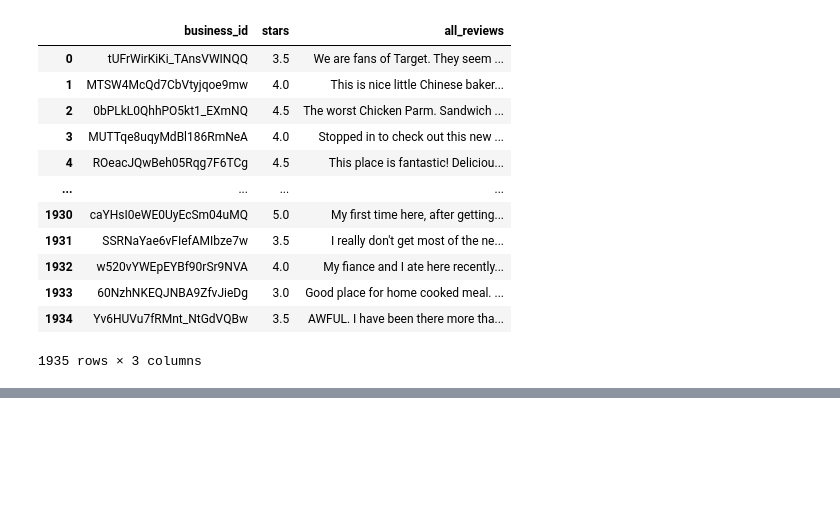
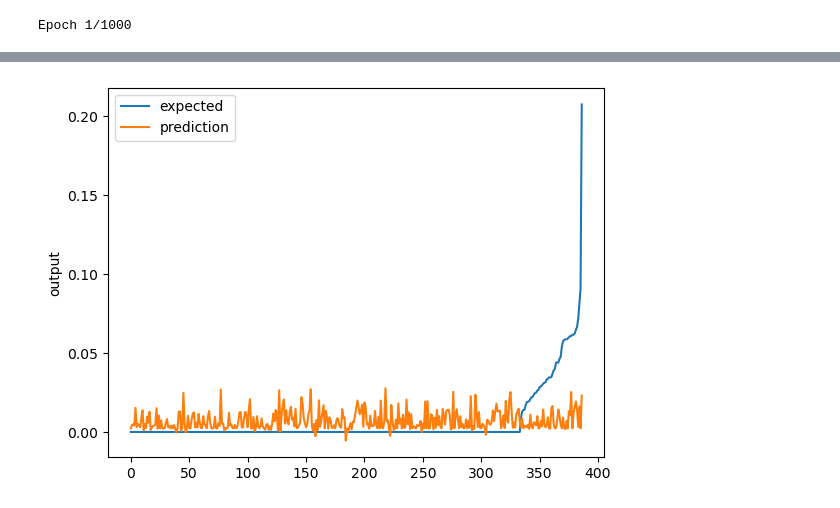
Before and after one commit to kyu2509/CSC180-Project-1, a Jupyter notebook: CSC180 Proj1_Yelp_Regression.ipynb, the cells around one changed output, grey strips where cells are left out. Drawn from its saved outputs; the diff is of its cells as text; code cells hidden in the pictures; blank space fills up the shorter version.

Commit message:
Fixed Initial Error

```diff
--- a/CSC180 Proj1_Yelp_Regression.ipynb
+++ b/CSC180 Proj1_Yelp_Regression.ipynb
@@ -261,17 +144,35 @@ tfidf = TfidfVectorizer(max_features=5000)
 
 # Fit and transform the aggregated reviews
 tfidf_matrix = tfidf.fit_transform(merged_df['all_reviews'])
+
+# Convert the result into a DataFrame for better readability
+tfidf_df = pd.DataFrame(data = tfidf_matrix.toarray(), columns = tfidf.get_feature_names_out())
+x,y = to_xy(tfidf_df,'stars')
+
+# Split into train/test
+x_train, x_test, y_train, y_test = train_test_split(x, y, test_size=0.20, random_state=42)
+
+model = Sequential()
+model.add(Dense(10, input_dim=x.shape[1], activation='relu'))
+model.add(Dense(1, activation='linear'))
+
+adam = optimizers.Adam(learning_rate=0.001, beta_1=0.9, beta_2=0.999, epsilon=None, amsgrad=False)
+model.compile(loss='mean_squared_error', optimizer='adam')
+
+
+monitor = EarlyStopping(monitor='val_loss', min_delta=1e-3, patience=5, verbose=1, mode='auto')
+checkpointer = ModelCheckpoint(filepath="dnn/yelp.keras", verbose=0, save_best_only=True) # save best model
+
+# batch_size: Integer or None. Number of samples per gradient update. If unspecified, batch_size will default to 32.
+model.fit(x_train,y_train,validation_data=(x_test,y_test), batch_size= 128, callbacks=[monitor,checkpointer],verbose=2,epochs=1000)
+model.load_weights('dnn/yelp.keras') # load weights from best model
+
+# Predict and measure RMSE
+pred = model.predict(x_test)
+score = np.sqrt(metrics.mean_squared_error(pred,y_test))
+print("Score (RMSE): {}".format(score))
+
+# Plot the chart
+chart_regression(pred.flatten(),y_test)
 # %% [output]
-|  | business_id | stars | all_reviews |
-| 0 | tUFrWirKiKi_TAnsVWINQQ | 3.5 | We are fans of Target. They seem ... |
-| 1 | MTSW4McQd7CbVtyjqoe9mw | 4.0 | This is nice little Chinese baker... |
-| 2 | 0bPLkL0QhhPO5kt1_EXmNQ | 4.5 | The worst Chicken Parm. Sandwich ... |
-| 3 | MUTTqe8uqyMdBl186RmNeA | 4.0 | Stopped in to check out this new ... |
-| 4 | ROeacJQwBeh05Rqg7F6TCg | 4.5 | This place is fantastic! Deliciou... |
-| ... | ... | ... | ... |
-| 1930 | caYHsI0eWE0UyEcSm04uMQ | 5.0 | My first time here, after getting... |
-| 1931 | SSRNaYae6vFIefAMIbze7w | 3.5 | I really don't get most of the ne... |
-| 1932 | w520vYWEpEYBf90rSr9NVA | 4.0 | My fiance and I ate here recently... |
-| 1933 | 60NzhNKEQJNBA9ZfvJieDg | 3.0 | Good place for home cooked meal. ... |
-| 1934 | Yv6HUVu7fRMnt_NtGdVQBw | 3.5 | AWFUL. I have been there more tha... |
-1935 rows × 3 columns
+Epoch 1/1000
@@ -277,0 +193 @@ tfidf_matrix = tfidf.fit_transform(merged_df['all_reviews'])
+[figure, added]
```
Also changed, not shown: parts of 2 cells of this notebook.
